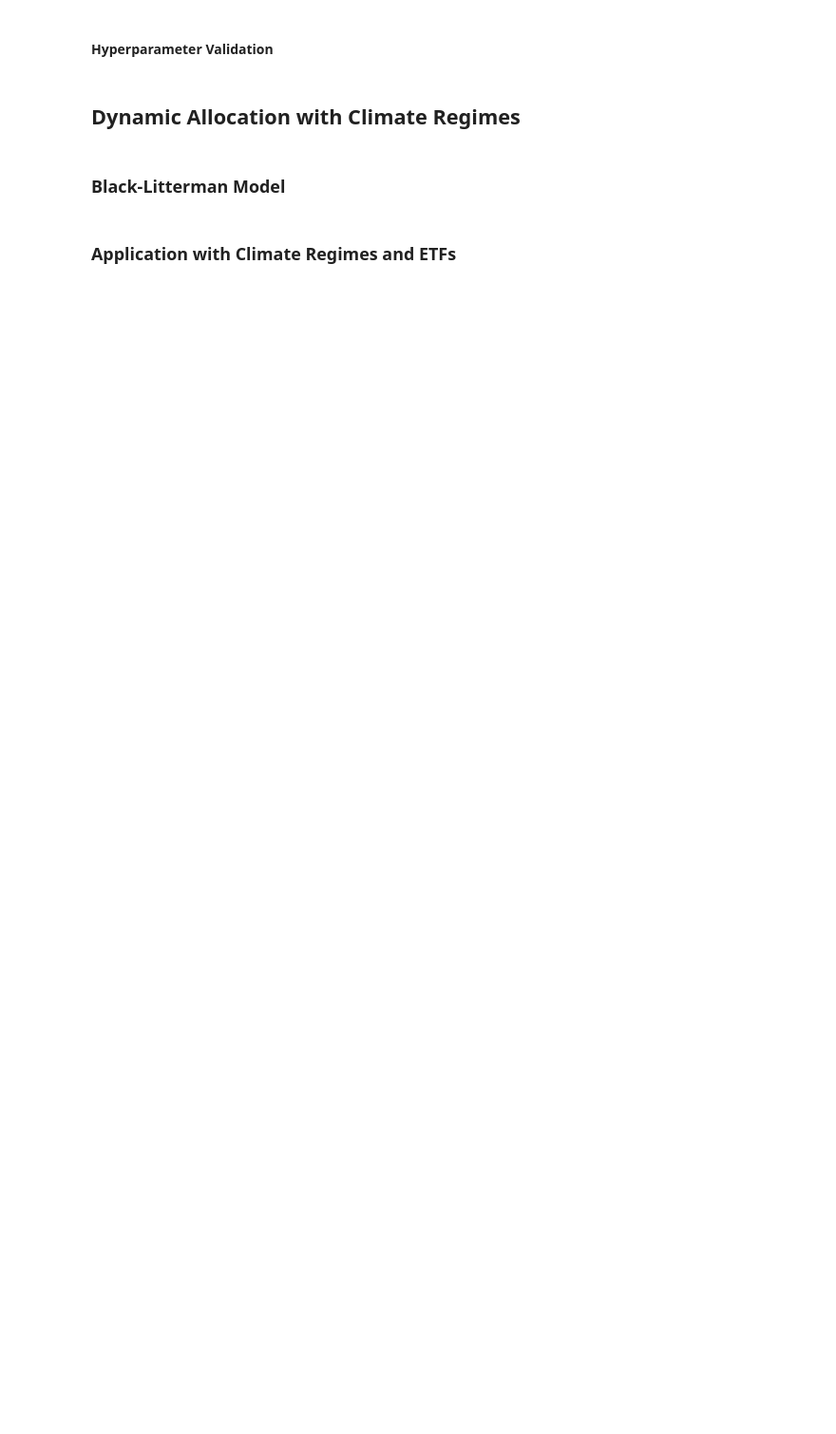
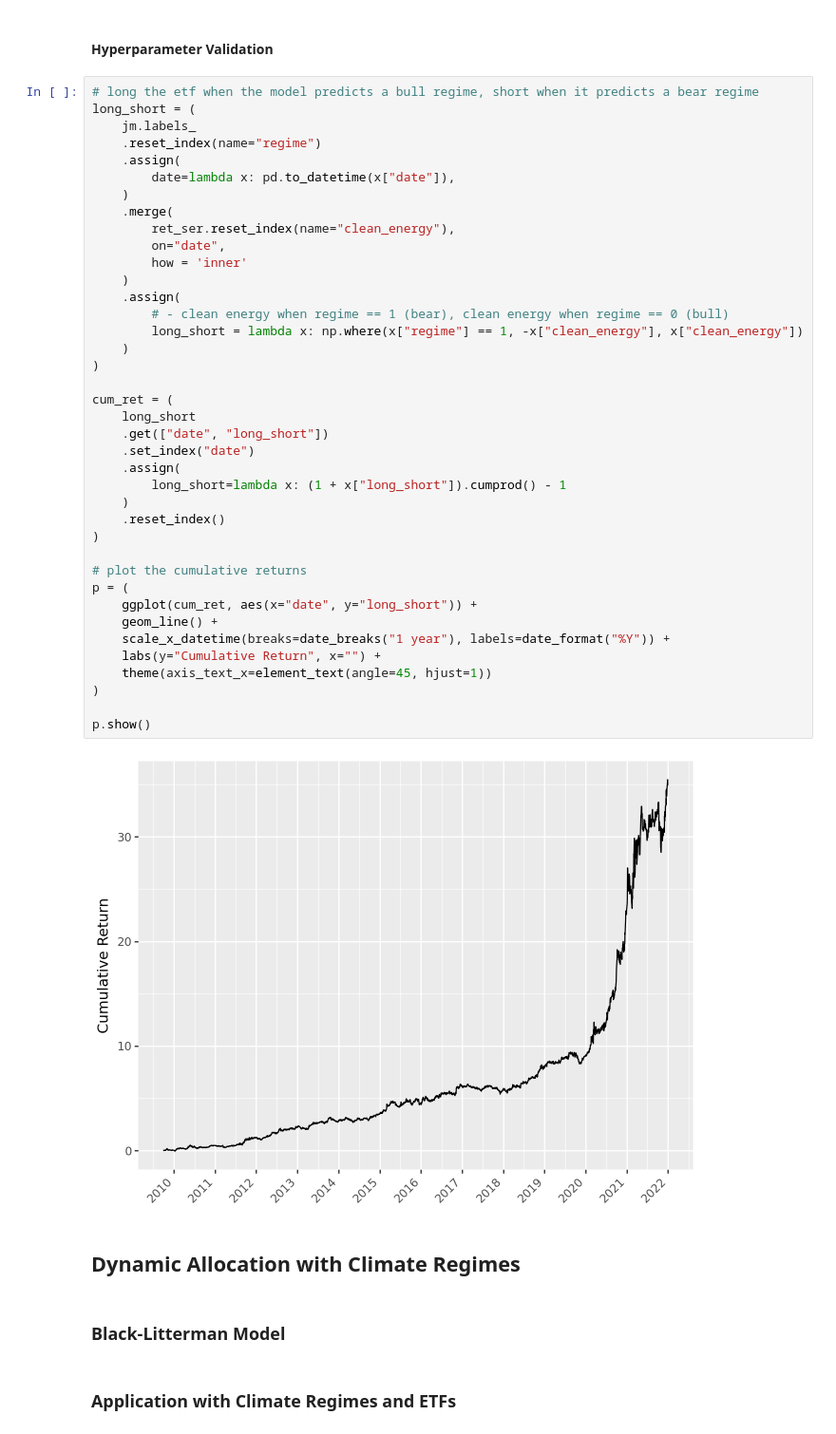
Before and after one commit to tlorans/climateriskspst, a Jupyter notebook: green_factor.ipynb, the cells around one changed output. Shown at 95% size. Cells and saved outputs as stored; diff of their text form; blank space fills up the shorter version.

Commit message:
cum returns ok

```diff
--- a/green_factor.ipynb
+++ b/green_factor.ipynb
@@ -342,5 +342,46 @@ p.show()
 # %% [markdown]
 #### Hyperparameter Validation
+# %%
+# long the etf when the model predicts a bull regime, short when it predicts a bear regime
+long_short = (
+    jm.labels_
+    .reset_index(name="regime")
+    .assign(
+        date=lambda x: pd.to_datetime(x["date"]),
+    )
+    .merge(
+        ret_ser.reset_index(name="clean_energy"),
+        on="date",
+        how = 'inner'
+    )
+    .assign(
+        # - clean energy when regime == 1 (bear), clean energy when regime == 0 (bull)
+        long_short = lambda x: np.where(x["regime"] == 1, -x["clean_energy"], x["clean_energy"])
+    )
+)
+
+cum_ret = (
+    long_short
+    .get(["date", "long_short"])
+    .set_index("date")
+    .assign(
+        long_short=lambda x: (1 + x["long_short"]).cumprod() - 1
+    )
+    .reset_index()
+)
+
+# plot the cumulative returns
+p = (
+    ggplot(cum_ret, aes(x="date", y="long_short")) +
+    geom_line() +
+    scale_x_datetime(breaks=date_breaks("1 year"), labels=date_format("%Y")) +
+    labs(y="Cumulative Return", x="") +
+    theme(axis_text_x=element_text(angle=45, hjust=1))
+)
+
+p.show()
+# %% [output]
+[figure, added]
 # %% [markdown]
 ## Dynamic Allocation with Climate Regimes
 # %% [markdown]
```
Also changed, not shown: parts of 2 cells of this notebook.
